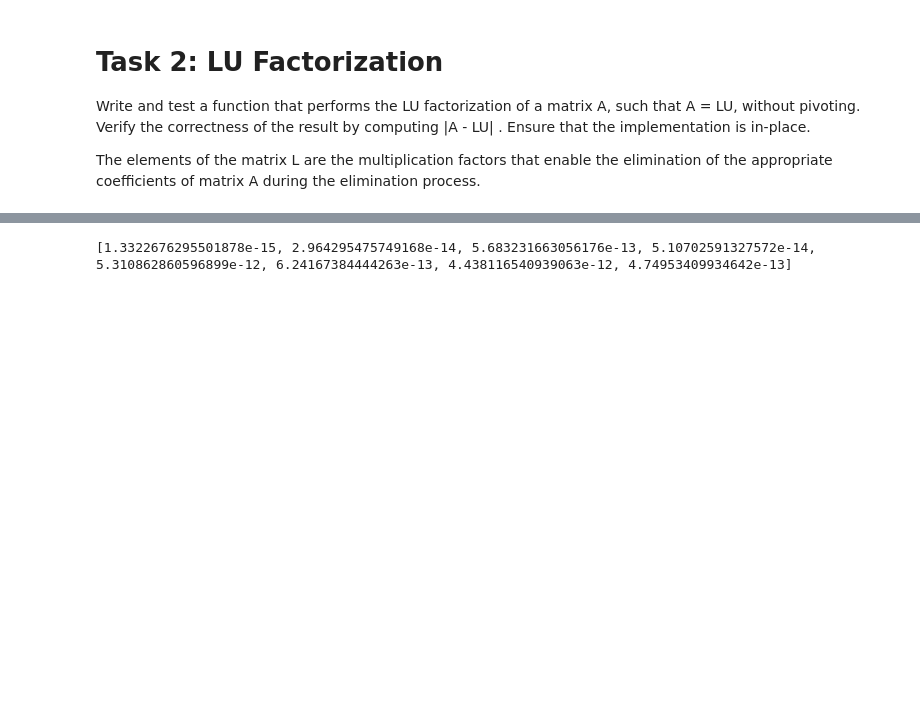
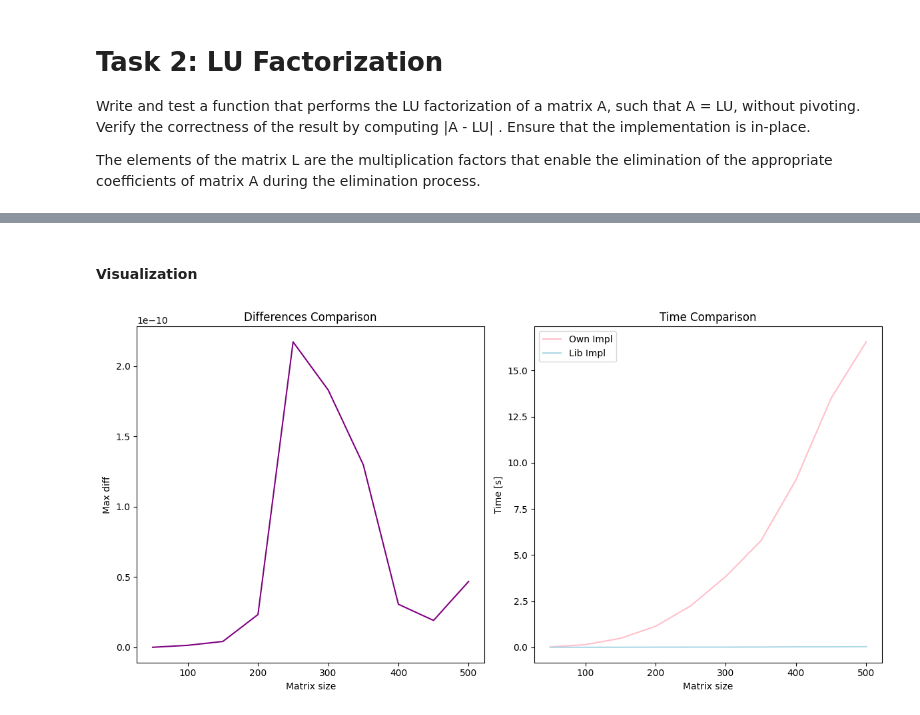
Before and after one commit to mcjwsn/CMST, a Jupyter notebook: lab2/lab2.ipynb, the cells around one changed output, grey strips where cells are left out. Drawn from its saved outputs; the diff is of its cells as text; code cells hidden in the pictures; blank space fills up the shorter version.

```diff
--- a/lab2/lab2.ipynb
+++ b/lab2/lab2.ipynb
@@ -150,20 +165,28 @@ plt.show()
-# %%
-x_axis = []
-results = []
-for N in range(50, 151, 50):
-    x_axis.append(N)
-    result = LU_Check(N)
-    if result is not None:
-        results.append(result)
-    else:
-        # wywalanie nonów
-        x_axis.pop()
-
-plt.plot(x_axis, results)
-plt.ylabel("Maksymalna różnica")
-plt.tight_layout()
-plt.show()
-# %%
-print(results)
-# %% [output]
-[1.3322676295501878e-15, 2.964295475749168e-14, 5.683231663056176e-13, 5.10702591327572e-14, 5.310862860596899e-12, 6.24167384444263e-13, 4.438116540939063e-12, 4.74953409934642e-13]
+# %% [markdown]
+#### Visualization
+# %%
+results = []
+for N in range(50, 501, 50):
+    result = LU_Check(N)
+    if result is not None:
+        results.append(result)
+
+fig, axs = plt.subplots(1, 2, figsize=(12, 6))
+
+axs[0].plot(values, results, color="purple")
+axs[0].set_ylabel("Max diff")
+axs[0].set_xlabel("Matrix size")
+axs[0].set_title("Differences Comparison")
+
+axs[1].plot(values, O, color="pink", label="Own Impl")
+axs[1].plot(values, LIB, color="lightblue", label="Lib Impl")
+axs[1].set_ylabel("Time [s]")
+axs[1].set_xlabel("Matrix size")
+axs[1].set_title("Time Comparison")
+axs[1].legend()
+
+plt.tight_layout()
+plt.show()
+# robi sie w +- 1min
+# %% [output]
+[figure, added]
```
Also changed, not shown: parts of 17 cells of this notebook.
